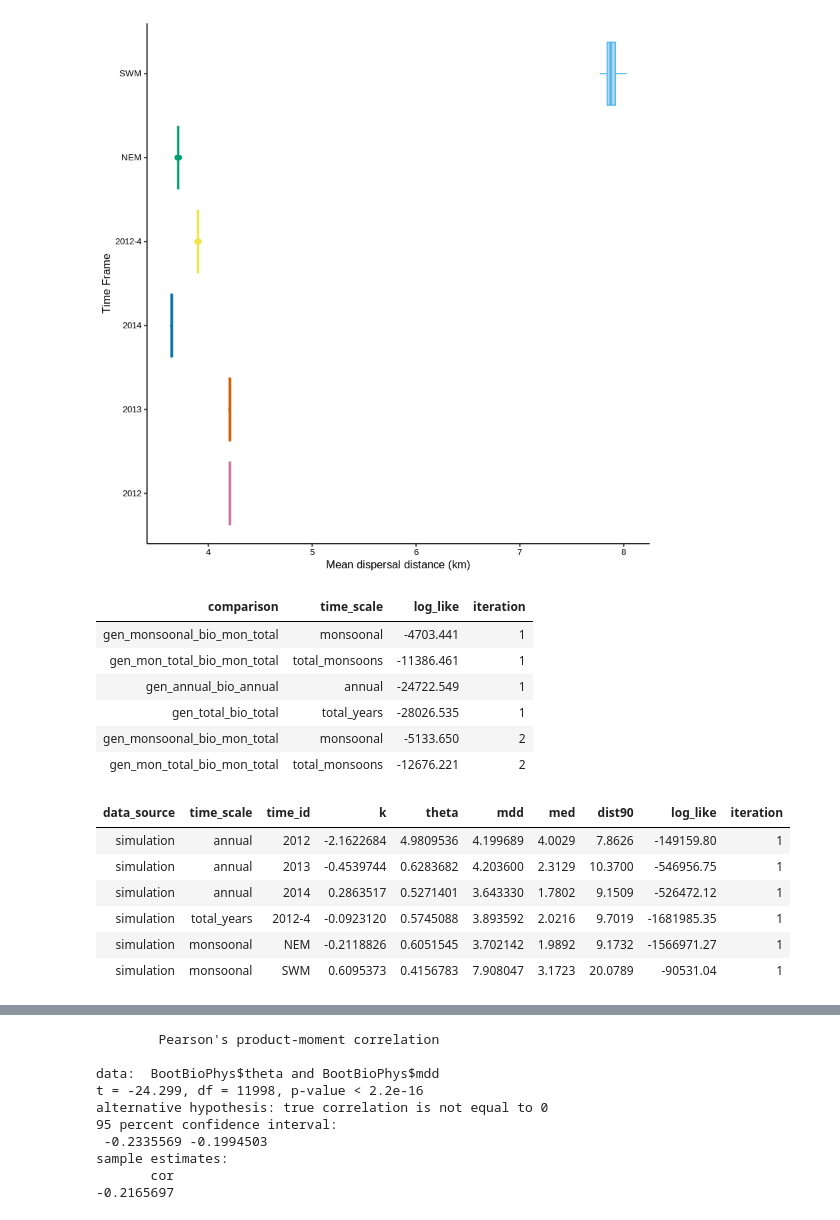
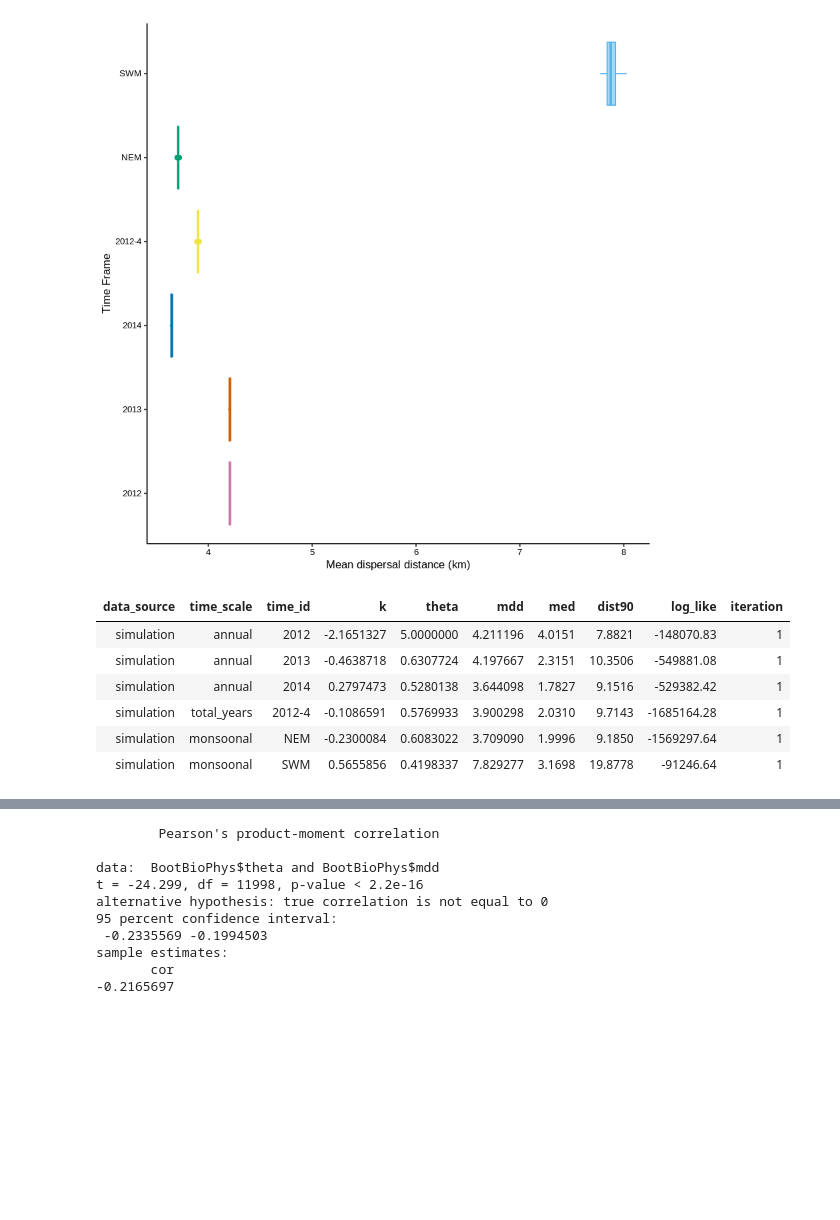
Before and after one commit to pinskylab/CamotesROMS, a Jupyter notebook: notebooks/process_ROMS_kernels.ipynb, the cells around one changed output, grey strips where cells are left out. Saved outputs shown, nothing was run; the diff lists cells and outputs as text; code cells hidden in the pictures; blank space fills up the shorter version.

```diff
--- a/notebooks/process_ROMS_kernels.ipynb
+++ b/notebooks/process_ROMS_kernels.ipynb
@@ -493,20 +517,13 @@ Saving 6.67 x 6.67 in image
 # %%
 #read in the bootstrapped biophysical likelihood results to plot distributions of loglike
 BootKernels <- fread("~/oceanography/script_output/KernelFits/summary_tables/BootstrappedBiophysicalKernels08DayPLD.csv")
-head(BootLike)
+#head(BootLike)
 head(BootKernels)
 # %% [output]
-| comparison | time_scale | log_like | iteration |
-| gen_monsoonal_bio_mon_total | monsoonal | -4703.441 | 1 |
-| gen_mon_total_bio_mon_total | total_monsoons | -11386.461 | 1 |
-| gen_annual_bio_annual | annual | -24722.549 | 1 |
-| gen_total_bio_total | total_years | -28026.535 | 1 |
-| gen_monsoonal_bio_mon_total | monsoonal | -5133.650 | 2 |
-| gen_mon_total_bio_mon_total | total_monsoons | -12676.221 | 2 |
+| data_source | time_scale | time_id | k | theta | mdd | med | dist90 | log_like | iteration |
+| simulation | annual | 2012 | -2.1651327 | 5.0000000 | 4.211196 | 4.0151 | 7.8821 | -148070.83 | 1 |
+| simulation | annual | 2013 | -0.4638718 | 0.6307724 | 4.197667 | 2.3151 | 10.3506 | -549881.08 | 1 |
+| simulation | annual | 2014 | 0.2797473 | 0.5280138 | 3.644098 | 1.7827 | 9.1516 | -529382.42 | 1 |
+| simulation | total_years | 2012-4 | -0.1086591 | 0.5769933 | 3.900298 | 2.0310 | 9.7143 | -1685164.28 | 1 |
+| simulation | monsoonal | NEM | -0.2300084 | 0.6083022 | 3.709090 | 1.9996 | 9.1850 | -1569297.64 | 1 |
+| simulation | monsoonal | SWM | 0.5655856 | 0.4198337 | 7.829277 | 3.1698 | 19.8778 | -91246.64 | 1 |
-| data_source | time_scale | time_id | k | theta | mdd | med | dist90 | log_like | iteration |
-| simulation | annual | 2012 | -2.1622684 | 4.9809536 | 4.199689 | 4.0029 | 7.8626 | -149159.80 | 1 |
-| simulation | annual | 2013 | -0.4539744 | 0.6283682 | 4.203600 | 2.3129 | 10.3700 | -546956.75 | 1 |
-| simulation | annual | 2014 | 0.2863517 | 0.5271401 | 3.643330 | 1.7802 | 9.1509 | -526472.12 | 1 |
-| simulation | total_years | 2012-4 | -0.0923120 | 0.5745088 | 3.893592 | 2.0216 | 9.7019 | -1681985.35 | 1 |
-| simulation | monsoonal | NEM | -0.2118826 | 0.6051545 | 3.702142 | 1.9892 | 9.1732 | -1566971.27 | 1 |
-| simulation | monsoonal | SWM | 0.6095373 | 0.4156783 | 7.908047 | 3.1723 | 20.0789 | -90531.04 | 1 |
```
Also changed, not shown: parts of 14 cells of this notebook, 2 other files.
